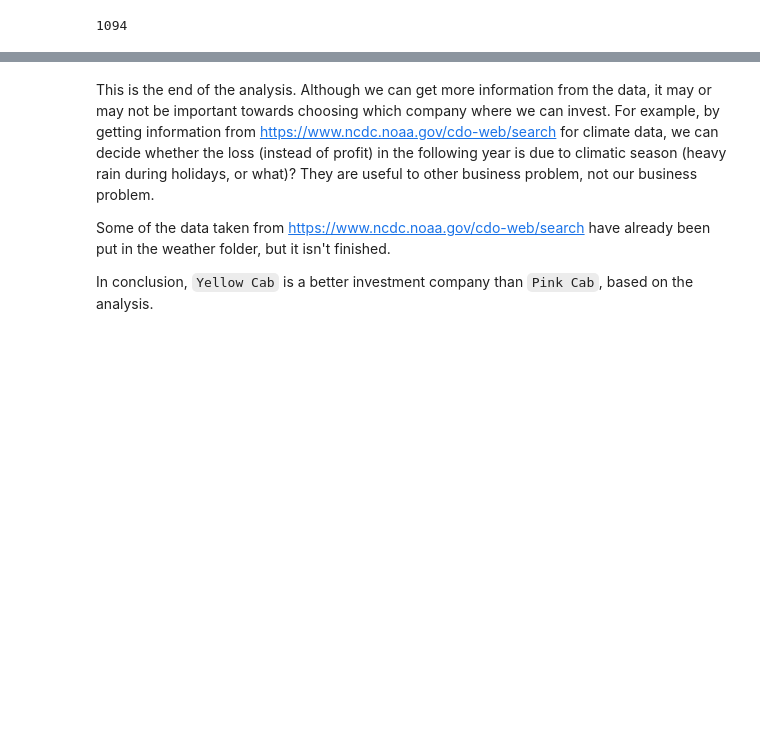
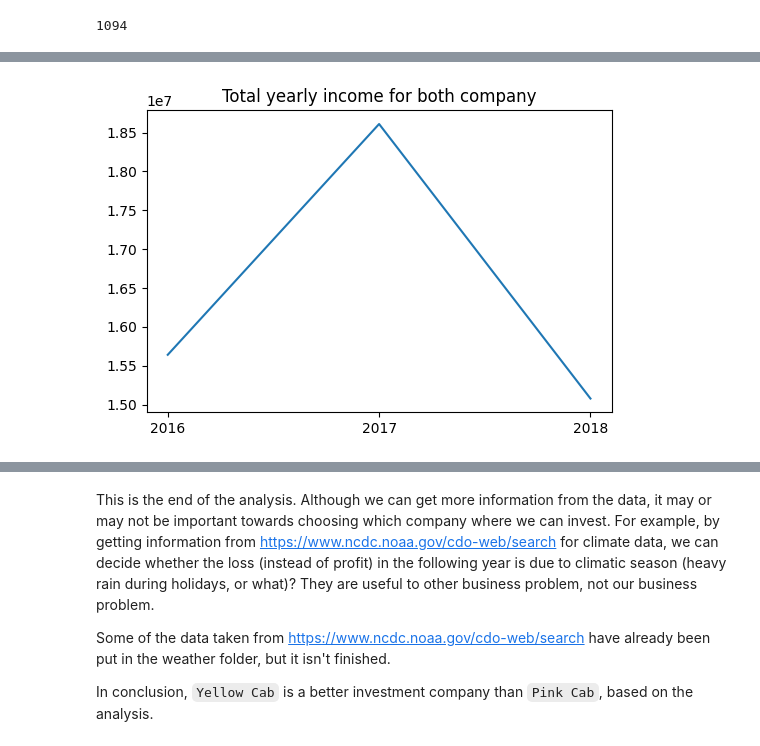
Before and after one commit to Wabinab/DataSets, a Jupyter notebook: discovery2.ipynb, the cells around one changed output, grey strips where cells are left out. Cells and saved outputs as stored; diff of their text form; code cells hidden in the pictures; blank space fills up the shorter version.

```diff
--- a/discovery2.ipynb
+++ b/discovery2.ipynb
@@ -468,0 +501,4 @@ Now we want to classify which year it belongs to, but it seems like there are mi
+# %%
+dates_start = [42371, 42736, 43101]
+cab_tran_cus = cab_tran_cus.sort_values("Date of Travel")
+cab_tran_cus.head()
@@ -468,0 +512,11 @@ Now we want to classify which year it belongs to, but it seems like there are mi
+# %%
+year = np.zeros((len(cab_tran_cus), ))
+temp = cab_tran_cus["Date of Travel"].to_numpy()
+year = np.where(temp < dates_start[1], 2016, 0)
+
+arr1 = temp >= dates_start[1]
+arr2 = temp < dates_start[2]
+year = np.where(np.logical_and(arr1, arr2), 2017, year)
+
+year = np.where(temp >= dates_start[2], 2018, year)
+year
@@ -468,0 +525,3 @@ Now we want to classify which year it belongs to, but it seems like there are mi
+# %%
+cab_tran_cus["year"] = year
+cab_tran_cus.year
@@ -468,0 +541,7 @@ Now we want to classify which year it belongs to, but it seems like there are mi
+# %%
+gby = cab_tran_cus.groupby("year")
+plt.plot(gby.income.sum())
+plt.xticks([2016, 2017, 2018])
+_ = plt.title("Total yearly income for both company")
+# %% [output]
+[figure, added]
```
Also changed, not shown: parts of 17 cells of this notebook, 1 other file.
